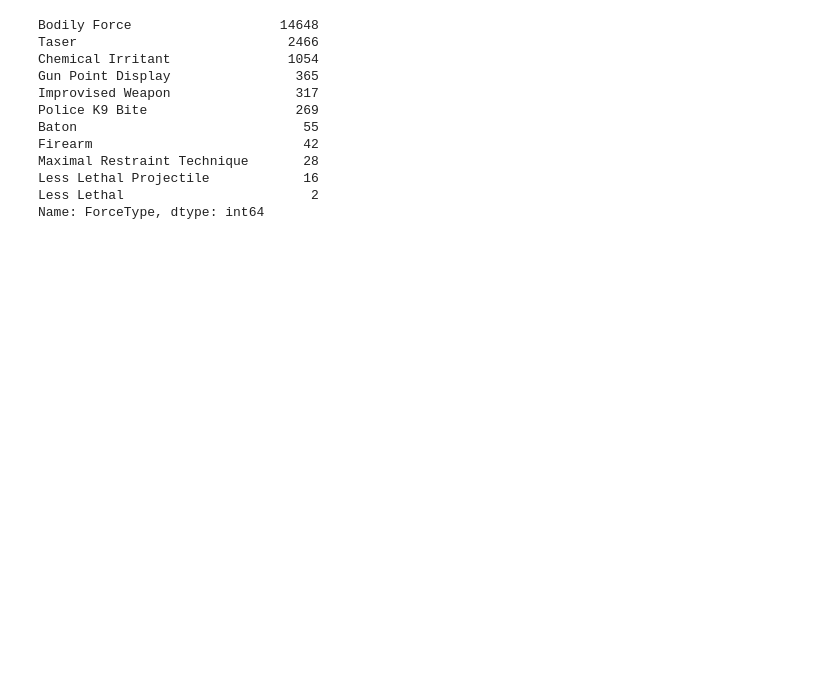
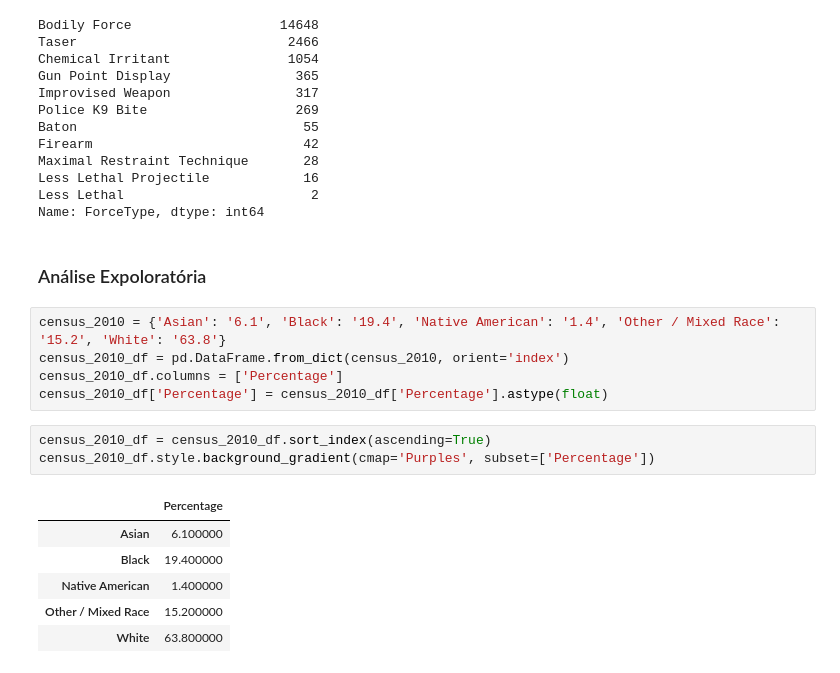
Before and after one commit to ivanabb2/CDados-Projeto-2, a Jupyter notebook: archive/use_of_force_read.ipynb, the cells around one changed output. Drawn from its saved outputs; the diff is of its cells as text; blank space fills up the shorter version.

```diff
--- a/archive/use_of_force_read.ipynb
+++ b/archive/use_of_force_read.ipynb
@@ -212,3 +212,20 @@ Maximal Restraint Technique       28
 Less Lethal Projectile            16
 Less Lethal                        2
 Name: ForceType, dtype: int64
+# %% [markdown]
+### Análise Expoloratória
+# %%
+census_2010 = {'Asian': '6.1', 'Black': '19.4', 'Native American': '1.4', 'Other / Mixed Race': '15.2', 'White': '63.8'}
+census_2010_df = pd.DataFrame.from_dict(census_2010, orient='index')
+census_2010_df.columns = ['Percentage']
+census_2010_df['Percentage'] = census_2010_df['Percentage'].astype(float)
+# %%
+census_2010_df = census_2010_df.sort_index(ascending=True)
+census_2010_df.style.background_gradient(cmap='Purples', subset=['Percentage'])
+# %% [output]
+|  | Percentage |
+| Asian | 6.100000 |
+| Black | 19.400000 |
+| Native American | 1.400000 |
+| Other / Mixed Race | 15.200000 |
+| White | 63.800000 |
```
Also changed, not shown: parts of 4 cells of this notebook.
